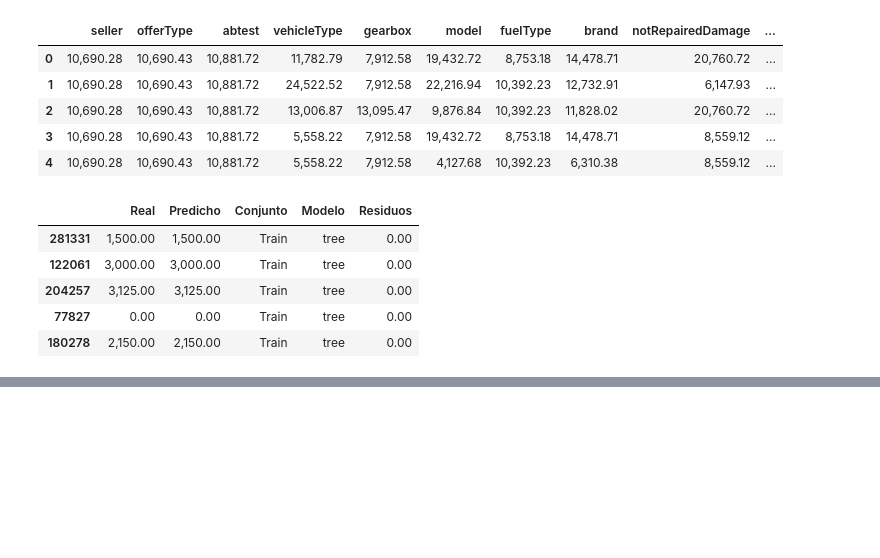
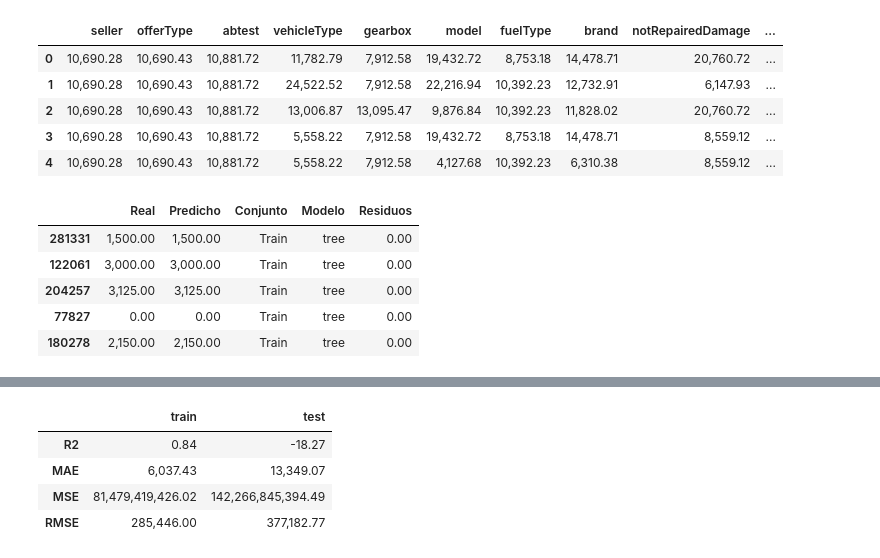
Before and after one commit to santiagorodriguez-dev/laboratorio-modulo8-leccion02-completo, a Jupyter notebook: notebooks/laboratorio-modulo8-leccion02-completo-v1.ipynb, the cells around one changed output, grey strips where cells are left out. Drawn from its saved outputs; the diff is of its cells as text; code cells hidden in the pictures; blank space fills up the shorter version.

```diff
--- a/notebooks/laboratorio-modulo8-leccion02-completo-v1.ipynb
+++ b/notebooks/laboratorio-modulo8-leccion02-completo-v1.ipynb
@@ -90,0 +105,8 @@ Passing `palette` without assigning `hue` is deprecated and will be removed in v
+# %%
+analisis_random_forest.calcular_metricas("random_forest")
+# %% [output]
+|  | train | test |
+| R2 | 0.84 | -18.27 |
+| MAE | 6,037.43 | 13,349.07 |
+| MSE | 81,479,419,426.02 | 142,266,845,394.49 |
+| RMSE | 285,446.00 | 377,182.77 |
```
Also changed, not shown: parts of 5 cells of this notebook, 1 other file.
